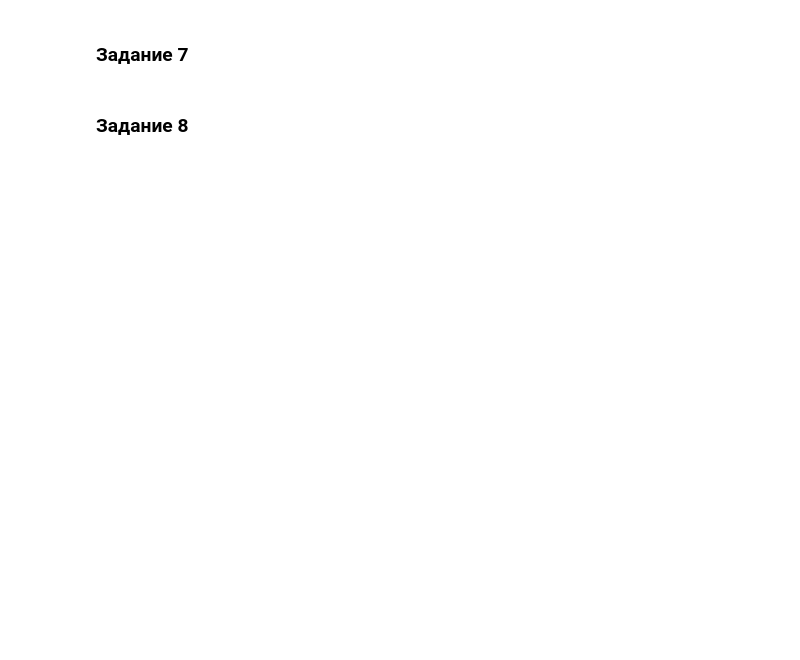
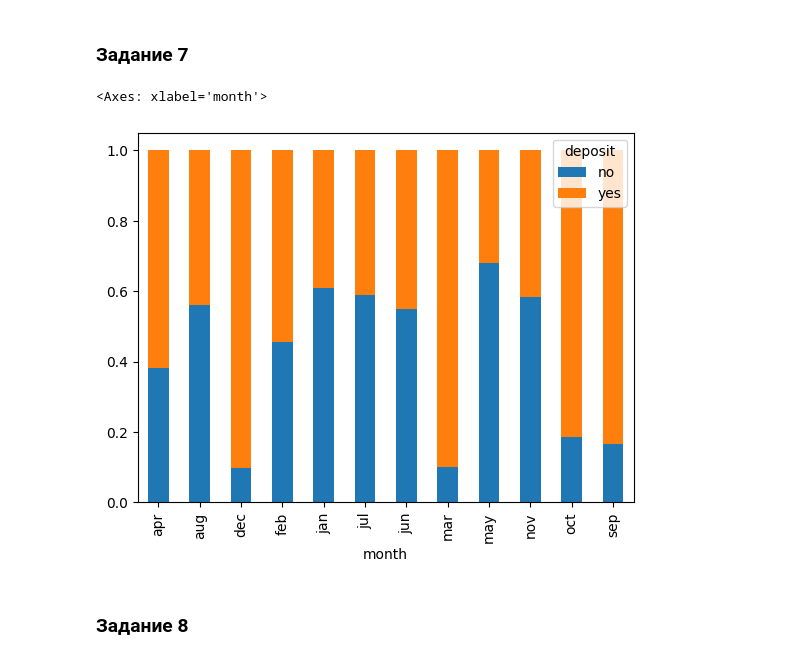
Before and after one commit to DenisBaburin/ds_school_148, a Jupyter notebook: DS_school/Projects/PROJECT-4_Задача классификации/Project_4_ML.ipynb, the cells around one changed output. Drawn from its saved outputs; the diff is of its cells as text; code cells hidden in the pictures; blank space fills up the shorter version.

```diff
--- a/DS_school/Projects/PROJECT-4_Задача классификации/Project_4_ML.ipynb
+++ b/DS_school/Projects/PROJECT-4_Задача классификации/Project_4_ML.ipynb
@@ -113,6 +257,10 @@ Name: count, dtype: int64
 # %%
 # узнайте, в каком месяце чаще всего отказывались от предложения открыть депозит
 # ваш код
+cleaned_df.groupby('month')['deposit'].value_counts(normalize=True).unstack().plot(kind='bar', stacked=True)
+# %% [output]
+<Axes: xlabel='month'>
+[figure, added]
 # %% [markdown]
 ### Задание 8
 # %%
```
Also changed, not shown: parts of 23 cells of this notebook.
